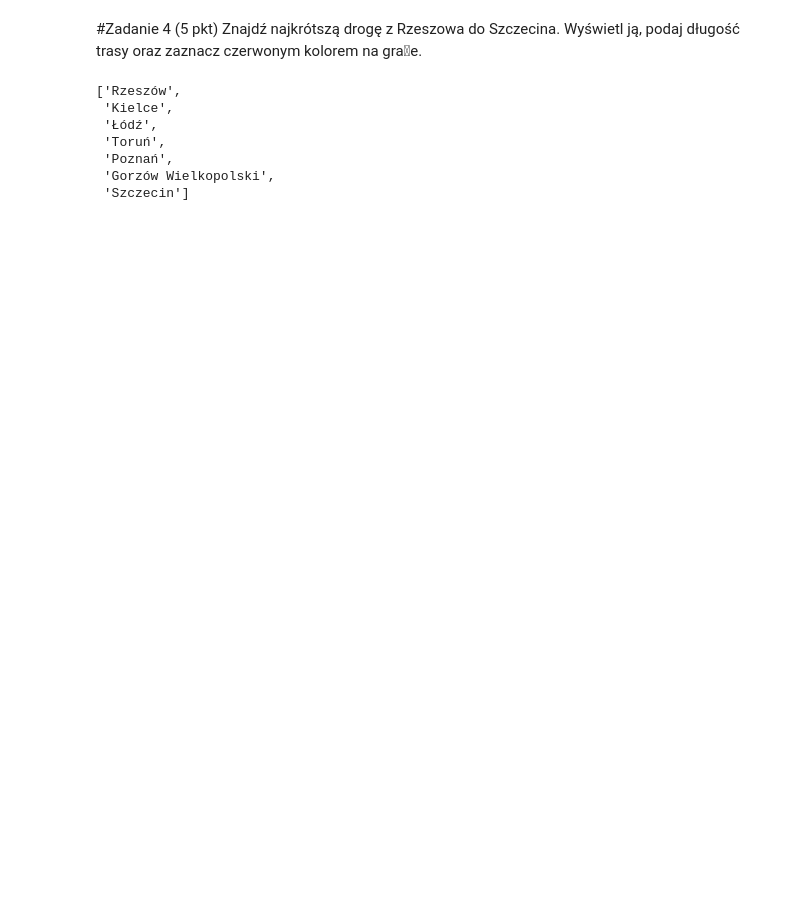
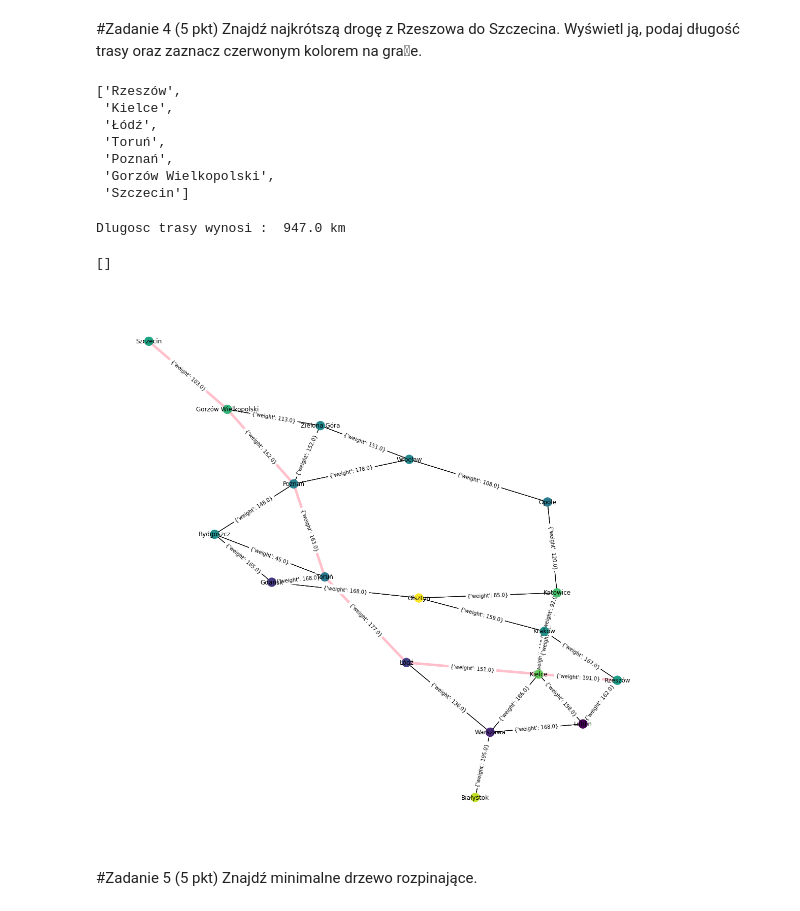
Before and after one commit to heavy1368/ON2022, a Jupyter notebook: Obliczenia_naukowe_projekt_nr3_samochod_elektryczny.ipynb, the cells around one changed output. Drawn from its saved outputs; the diff is of its cells as text; code cells hidden in the pictures; blank space fills up the shorter version.

```diff
--- a/Obliczenia_naukowe_projekt_nr3_samochod_elektryczny.ipynb
+++ b/Obliczenia_naukowe_projekt_nr3_samochod_elektryczny.ipynb
@@ -147,6 +150,6 @@
 # %%
-p_short = nx.shortest_path(G, "Rzeszów", "Szczecin",weight=True)
-p_short
+p = nx.shortest_path(G, "Rzeszów", "Szczecin",weight=True)
+p
 # %% [output]
 ['Rzeszów',
  'Kielce',
@@ -155,3 +158,38 @@ p_short
  'Poznań',
  'Gorzów Wielkopolski',
  'Szczecin']
+# %%
+km=0
+for i in range(len(p)-1):
+  km+=G.edges[p[i+1],p[i]]['weight']
+print('Dlugosc trasy wynosi : ',km,'km')
+# %% [output]
+Dlugosc trasy wynosi :  947.0 km
+# %%
+j=len(p)
+k=[]
+for i in range(0,j-1):
+  k.append([p[i],p[i+1]])
+# %%
+fig,osie=plt.subplots(1,1,figsize=(20,20))
+pos_s = nx.spring_layout(G)
+pozycje=pos_s
+nx.draw(G,pos=pozycje,node_color=kolory)
+nx.draw_networkx_labels(G, pos=pozycje)
+nx.draw_networkx_edges(G,pos=pozycje)
+nx.draw_networkx_edges(G,pos=pozycje)
+nx.draw_networkx_edge_labels(G,pos=pozycje)
+nx.draw_networkx_edges(G,pos=pozycje,edgelist=k,width=5,edge_color='pink')
+# usuwanie osi
+for side in ['bottom','right','top','left']:
+   osie.spines[side].set_visible(False)
+
+# usuwanie labelek osi
+osie.set_xticks([])
+osie.set_yticks([])
+# %% [output]
+[]
+[figure, added]
+# %% [markdown]
+#Zadanie 5 (5 pkt)
+Znajdź minimalne drzewo rozpinające.
```
Also changed, not shown: parts of 15 cells of this notebook.
